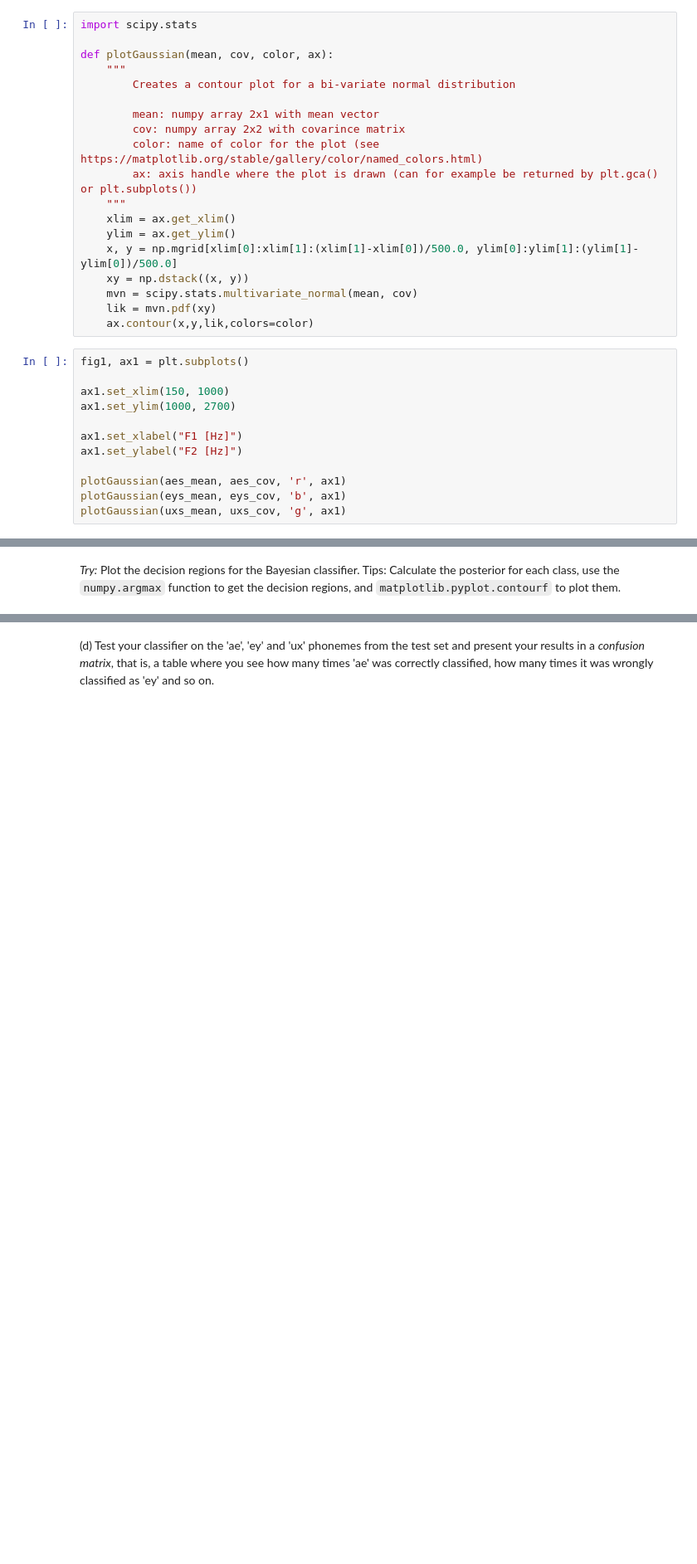
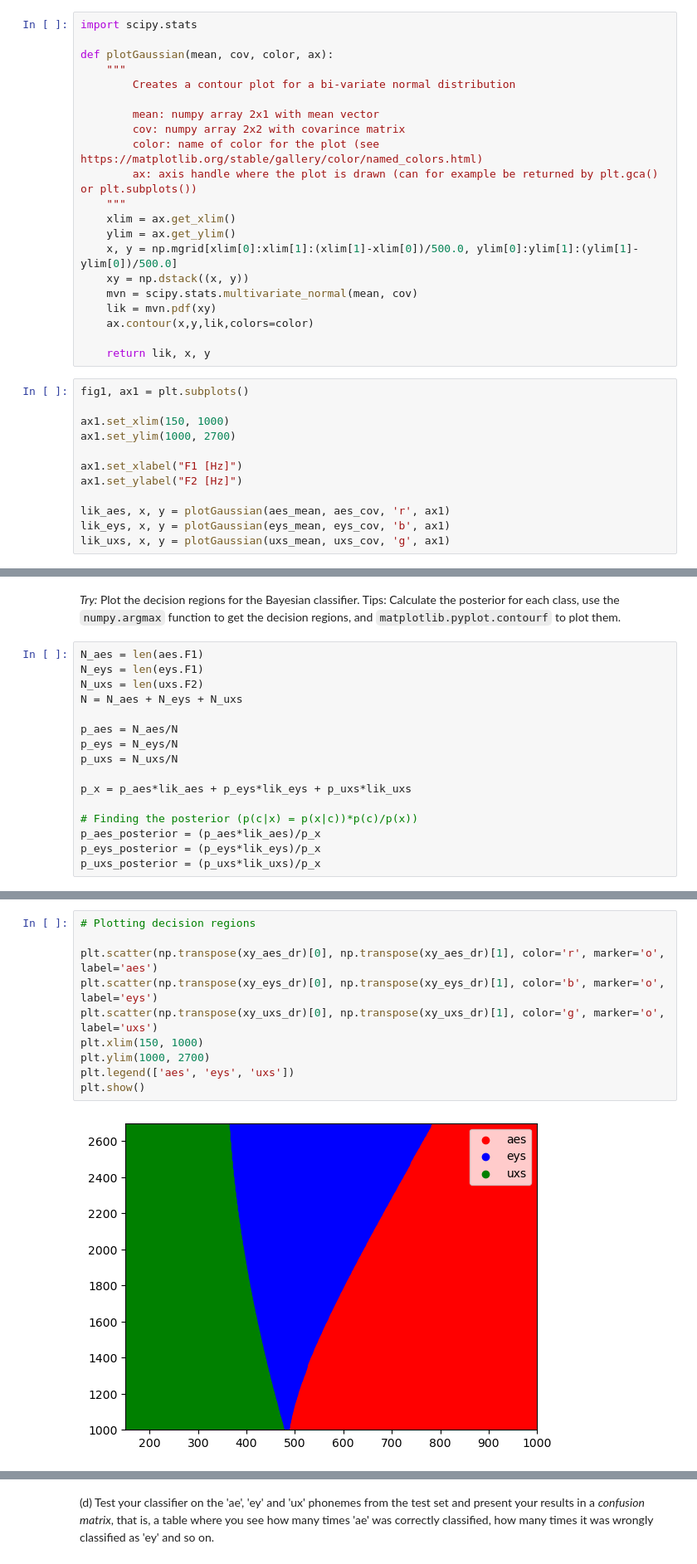
Before and after one commit to martinfsl/TTT4185, a Jupyter notebook: Assignments/Assignment_2/TTT4185_assignment_2.ipynb, the cells around one changed output, grey strips where cells are left out. Shown: that part at 83% size. Saved outputs shown, nothing was run; the diff lists cells and outputs as text; blank space fills up the shorter version.

```diff
--- a/Assignments/Assignment_2/TTT4185_assignment_2.ipynb
+++ b/Assignments/Assignment_2/TTT4185_assignment_2.ipynb
@@ -117,6 +117,8 @@ def plotGaussian(mean, cov, color, ax):
     mvn = scipy.stats.multivariate_normal(mean, cov)
     lik = mvn.pdf(xy)
     ax.contour(x,y,lik,colors=color)
+
+    return lik, x, y
 # %%
 fig1, ax1 = plt.subplots()
 
@@ -126,9 +128,9 @@ ax1.set_ylim(1000, 2700)
 ax1.set_xlabel("F1 [Hz]")
 ax1.set_ylabel("F2 [Hz]")
 
-plotGaussian(aes_mean, aes_cov, 'r', ax1)
-plotGaussian(eys_mean, eys_cov, 'b', ax1)
-plotGaussian(uxs_mean, uxs_cov, 'g', ax1)
+lik_aes, x, y = plotGaussian(aes_mean, aes_cov, 'r', ax1)
+lik_eys, x, y = plotGaussian(eys_mean, eys_cov, 'b', ax1)
+lik_uxs, x, y = plotGaussian(uxs_mean, uxs_cov, 'g', ax1)
 # %% [output]
 [figure]
 # %% [markdown]
@@ -141,3 +143,19 @@ ux: green
 As before, the overlap between the ey and ux phoneme is larger than their overlap with the ae phoneme.
 # %% [markdown]
 *Try:* Plot the decision regions for the Bayesian classifier. Tips: Calculate the posterior for each class, use the `numpy.argmax` function to get the decision regions, and `matplotlib.pyplot.contourf` to plot them.
+# %%
+N_aes = len(aes.F1)
+N_eys = len(eys.F1)
+N_uxs = len(uxs.F2)
+N = N_aes + N_eys + N_uxs
+
+p_aes = N_aes/N
+p_eys = N_eys/N
+p_uxs = N_uxs/N
+
+p_x = p_aes*lik_aes + p_eys*lik_eys + p_uxs*lik_uxs
+
+# Finding the posterior (p(c|x) = p(x|c))*p(c)/p(x))
+p_aes_posterior = (p_aes*lik_aes)/p_x
+p_eys_posterior = (p_eys*lik_eys)/p_x
+p_uxs_posterior = (p_uxs*lik_uxs)/p_x
@@ -143,0 +225,12 @@ As before, the overlap between the ey and ux phoneme is larger than their overla
+# %%
+# Plotting decision regions
+
+plt.scatter(np.transpose(xy_aes_dr)[0], np.transpose(xy_aes_dr)[1], color='r', marker='o', label='aes')
+plt.scatter(np.transpose(xy_eys_dr)[0], np.transpose(xy_eys_dr)[1], color='b', marker='o', label='eys')
+plt.scatter(np.transpose(xy_uxs_dr)[0], np.transpose(xy_uxs_dr)[1], color='g', marker='o', label='uxs')
+plt.xlim(150, 1000)
+plt.ylim(1000, 2700)
+plt.legend(['aes', 'eys', 'uxs'])
+plt.show()
+# %% [output]
+[figure, added]
```
Also changed, not shown: parts of 4 cells of this notebook.
